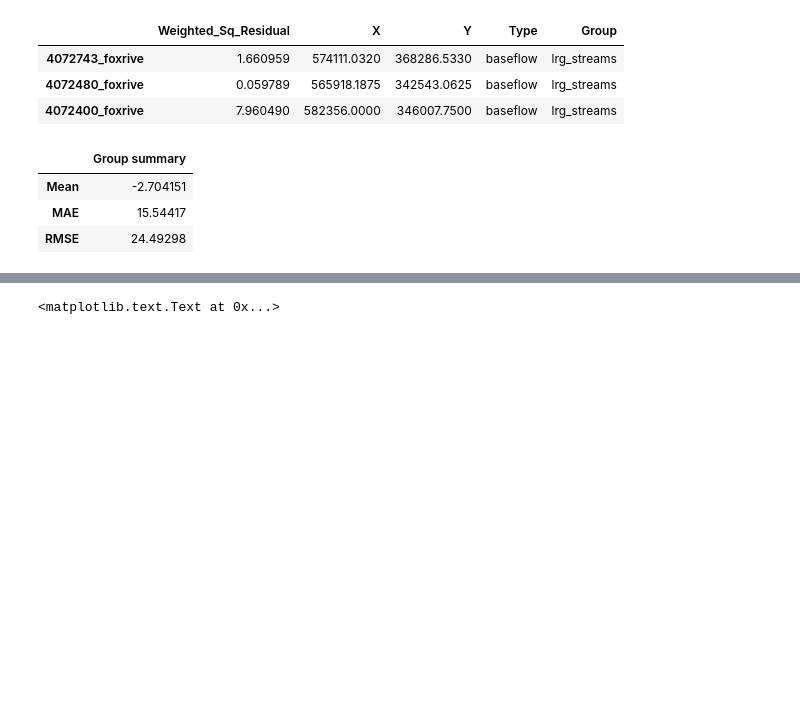
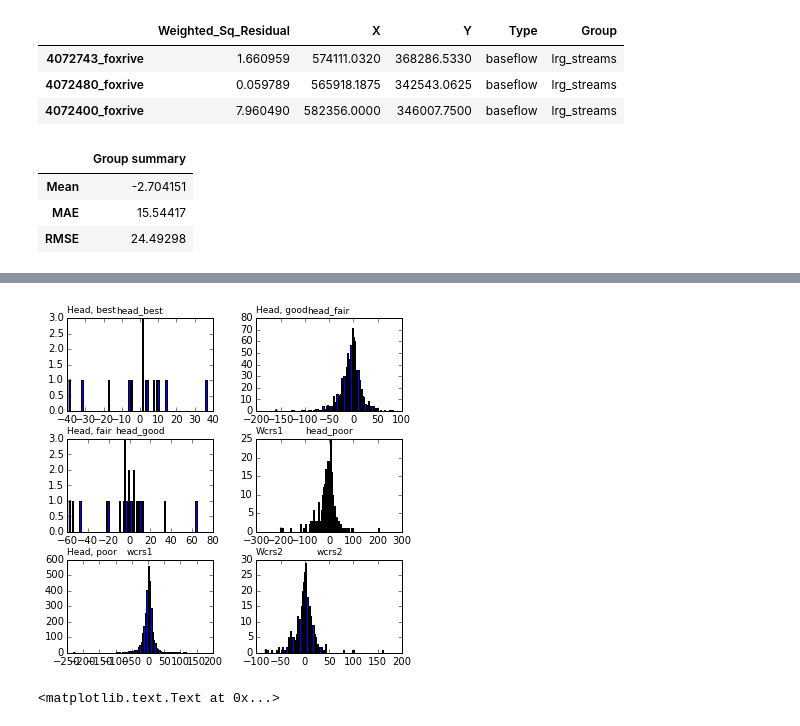
Before and after one commit to PESTools/pestools, a Jupyter notebook: examples/Res.ipynb, the cells around one changed output, grey strips where cells are left out. Drawn from its saved outputs; the diff is of its cells as text; code cells hidden in the pictures; blank space fills up the shorter version.

```diff
--- a/examples/Res.ipynb
+++ b/examples/Res.ipynb
@@ -106,0 +143,11 @@ res.description
+# %%
+# clean up the figures
+pct_cutoff = 0.01
+
+fig = axes[0][0].get_figure()
+titles = ['Head, best', 'Head, good', 'Head, fair', 'Wcrs1', 'Head, poor', 'Wcrs2']
+for i, ax in enumerate(axes.ravel()):
+    ax.set_title(titles[i], loc='Left', fontsize='9')
+fig
+# %% [output]
+[figure, added]
```
Also changed, not shown: parts of 6 cells of this notebook, 3 other files.
